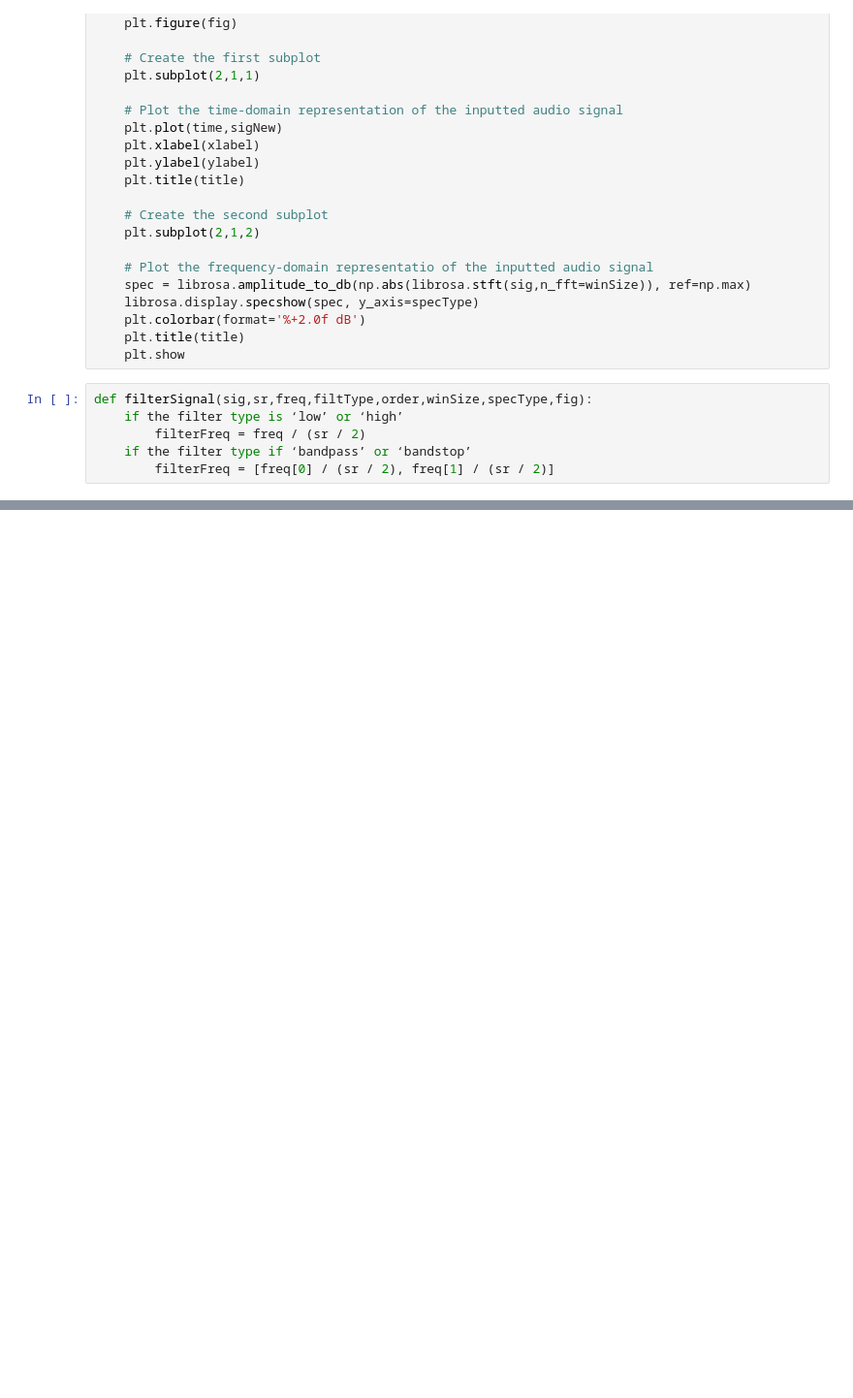
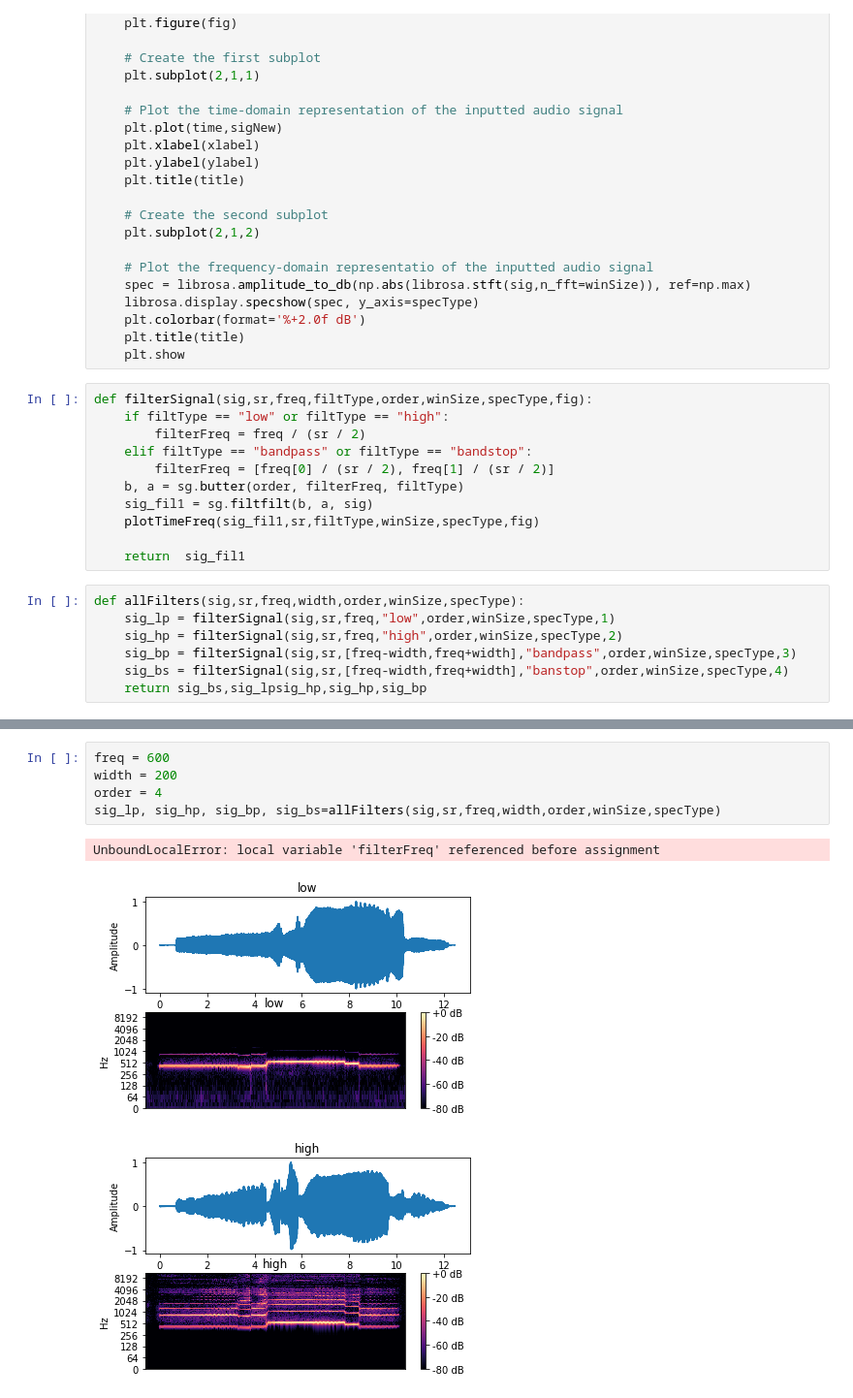
Before and after one commit to gawayne29/imc2021_campbell, a Jupyter notebook: LABS/ labAssignment5-Campbell.ipynb, the cells around one changed output, grey strips where cells are left out. Shown at 97% size. Drawn from its saved outputs; the diff is of its cells as text; blank space fills up the shorter version.

```diff
--- a/LABS/ labAssignment5-Campbell.ipynb
+++ b/LABS/ labAssignment5-Campbell.ipynb
@@ -42,7 +42,19 @@ def plotTimeFreq(sig,sr,title,winSize,specType,fig):
     plt.show
 # %%
 def filterSignal(sig,sr,freq,filtType,order,winSize,specType,fig):
-    if the filter type is ‘low’ or ‘high’
+    if filtType == "low" or filtType == "high":
         filterFreq = freq / (sr / 2)
-    if the filter type if ‘bandpass’ or ‘bandstop’
+    elif filtType == "bandpass" or filtType == "bandstop":
         filterFreq = [freq[0] / (sr / 2), freq[1] / (sr / 2)]
+    b, a = sg.butter(order, filterFreq, filtType)
+    sig_fil1 = sg.filtfilt(b, a, sig)
+    plotTimeFreq(sig_fil1,sr,filtType,winSize,specType,fig)
+
+    return  sig_fil1
+# %%
+def allFilters(sig,sr,freq,width,order,winSize,specType):
+    sig_lp = filterSignal(sig,sr,freq,"low",order,winSize,specType,1)
+    sig_hp = filterSignal(sig,sr,freq,"high",order,winSize,specType,2)
+    sig_bp = filterSignal(sig,sr,[freq-width,freq+width],"bandpass",order,winSize,specType,3)
+    sig_bs = filterSignal(sig,sr,[freq-width,freq+width],"banstop",order,winSize,specType,4)
+    return sig_bs,sig_lpsig_hp,sig_hp,sig_bp
@@ -48,0 +71,9 @@ def filterSignal(sig,sr,freq,filtType,order,winSize,specType,fig):
+# %%
+freq = 600
+width = 200
+order = 4
+sig_lp, sig_hp, sig_bp, sig_bs=allFilters(sig,sr,freq,width,order,winSize,specType)
+# %% [output]
+UnboundLocalError: local variable 'filterFreq' referenced before assignment
+[figure, added]
+[figure, added]
```
Also changed, not shown: parts of 6 cells of this notebook, 1 other file.
